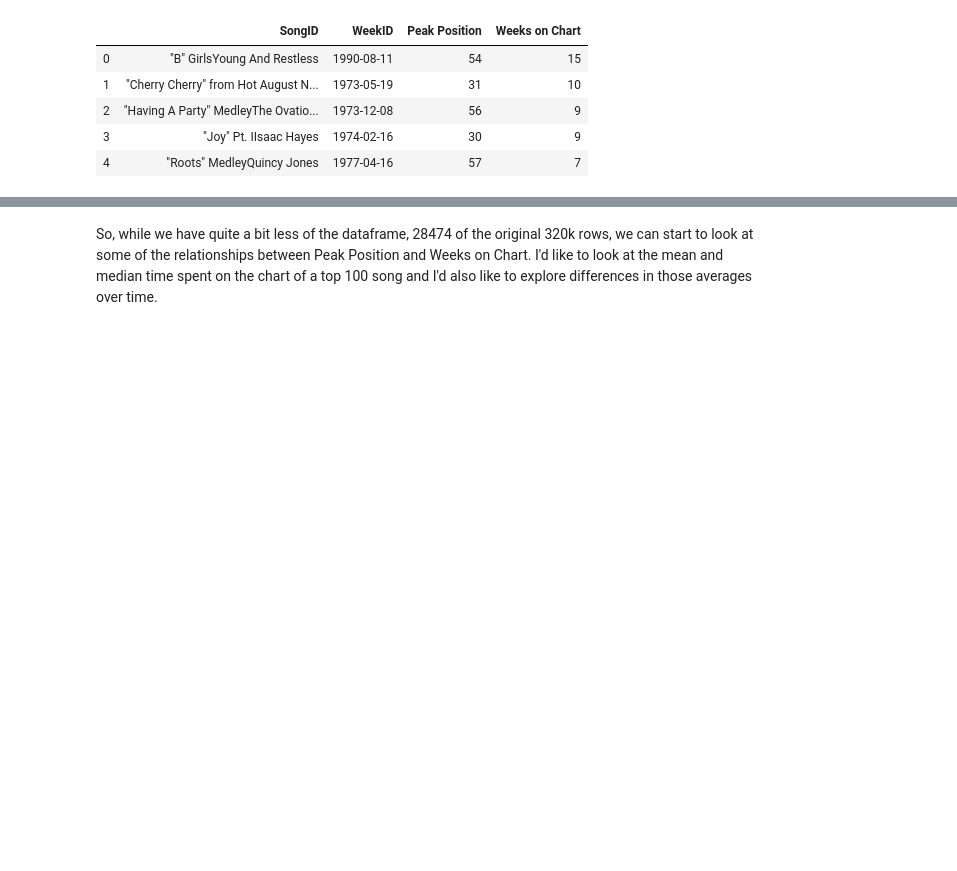
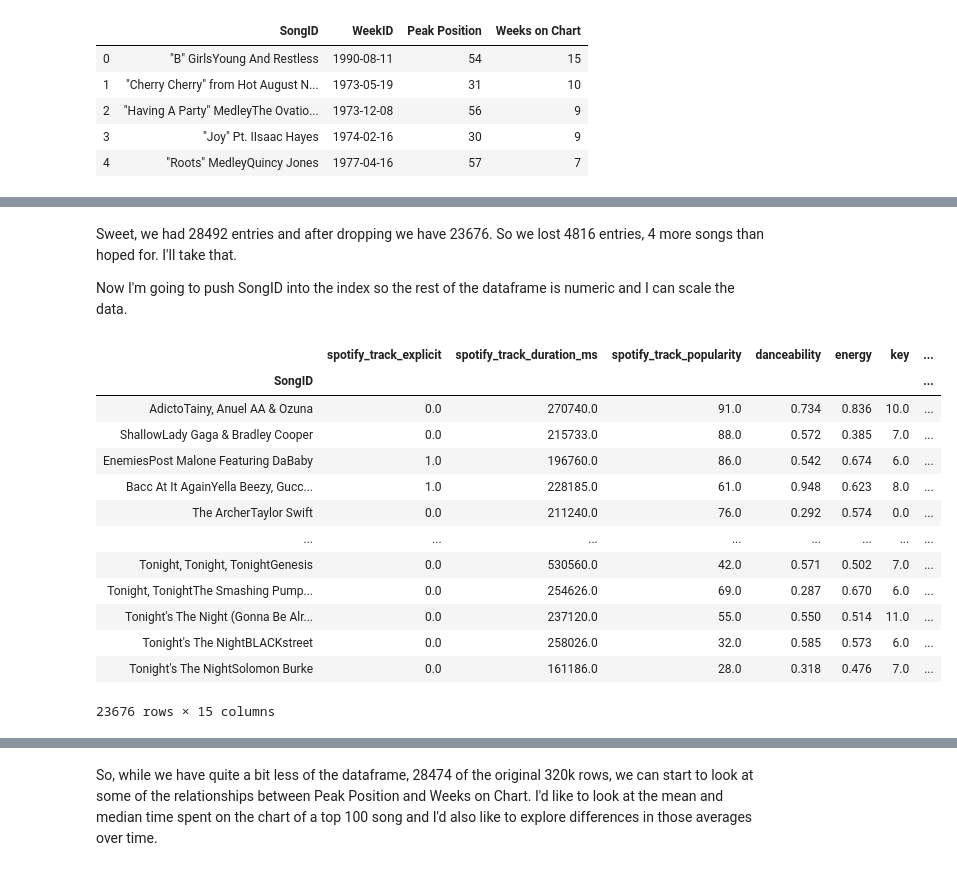
Before and after one commit to RobNewt/Data-Analysis, a Jupyter notebook: Billboard Top 100 (In Progress).ipynb, the cells around one changed output, grey strips where cells are left out. Cells and saved outputs as stored; diff of their text form; code cells hidden in the pictures; blank space fills up the shorter version.

```diff
--- a/Billboard Top 100 (In Progress).ipynb
+++ b/Billboard Top 100 (In Progress).ipynb
@@ -237,0 +255,2 @@ dtype: int64
+# %%
+df2 = df2.drop(columns= ['Performer', 'Song', 'spotify_genre', 'spotify_track_preview_url','spotify_track_id', 'spotify_track_album'])
@@ -237,0 +311,23 @@ dtype: int64
+# %% [markdown]
+Sweet, we had 28492 entries and after dropping we have 23676. So we lost 4816 entries, 4 more songs than hoped for. I'll take that.
+
+Now I'm going to push SongID into the index so the rest of the dataframe is numeric and I can scale the data.
+# %%
+save_index = df2['SongID']
+df2 = df2.set_index('SongID')
+df2
+# %% [output]
+|  | spotify_track_explicit | spotify_track_duration_ms | spotify_track_popularity | danceability | energy | key | ... |
+| SongID |  |  |  |  |  |  | ... |
+| AdictoTainy, Anuel AA & Ozuna | 0.0 | 270740.0 | 91.0 | 0.734 | 0.836 | 10.0 | ... |
+| ShallowLady Gaga & Bradley Cooper | 0.0 | 215733.0 | 88.0 | 0.572 | 0.385 | 7.0 | ... |
+| EnemiesPost Malone Featuring DaBaby | 1.0 | 196760.0 | 86.0 | 0.542 | 0.674 | 6.0 | ... |
+| Bacc At It AgainYella Beezy, Gucc... | 1.0 | 228185.0 | 61.0 | 0.948 | 0.623 | 8.0 | ... |
+| The ArcherTaylor Swift | 0.0 | 211240.0 | 76.0 | 0.292 | 0.574 | 0.0 | ... |
+| ... | ... | ... | ... | ... | ... | ... | ... |
+| Tonight, Tonight, TonightGenesis | 0.0 | 530560.0 | 42.0 | 0.571 | 0.502 | 7.0 | ... |
+| Tonight, TonightThe Smashing Pump... | 0.0 | 254626.0 | 69.0 | 0.287 | 0.670 | 6.0 | ... |
+| Tonight's The Night (Gonna Be Alr... | 0.0 | 237120.0 | 55.0 | 0.550 | 0.514 | 11.0 | ... |
+| Tonight's The NightBLACKstreet | 0.0 | 258026.0 | 32.0 | 0.585 | 0.573 | 6.0 | ... |
+| Tonight's The NightSolomon Burke | 0.0 | 161186.0 | 28.0 | 0.318 | 0.476 | 7.0 | ... |
+23676 rows × 15 columns
```
Also changed, not shown: parts of 33 cells of this notebook.
